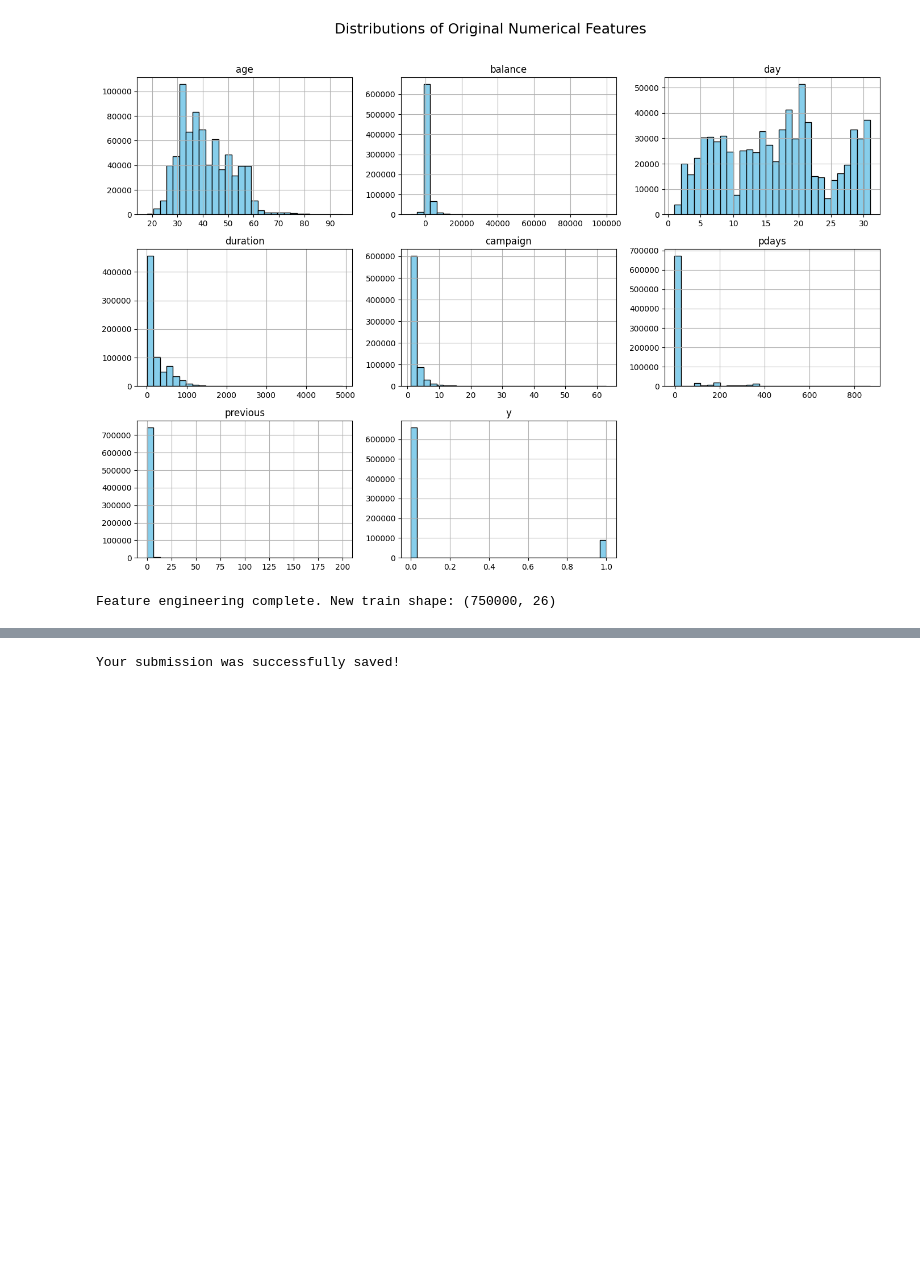
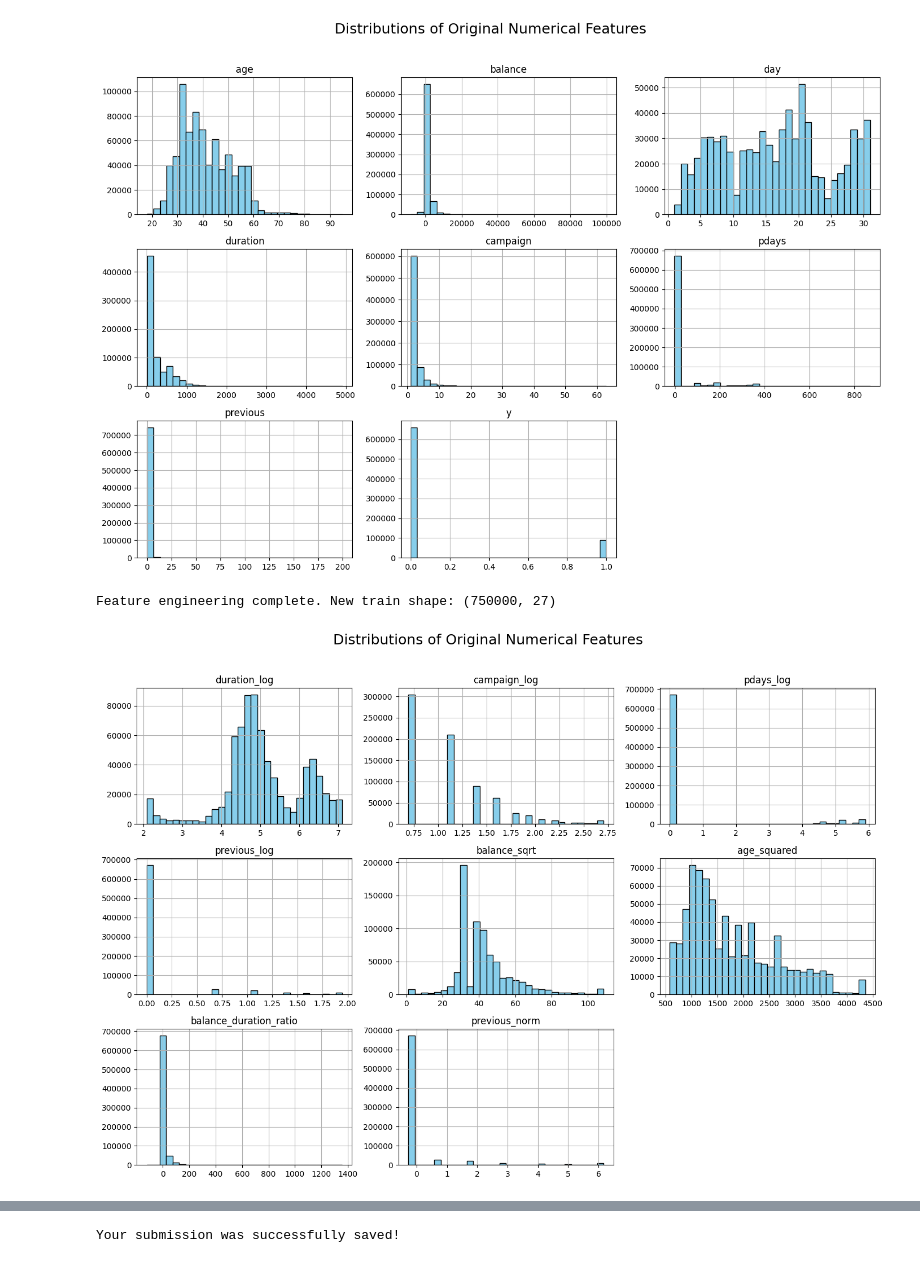
Before and after one commit to Gregory-lab-eng/kaggle-Binary-Classification-with-a-Bank-Dataset-XGB-StratifiedKFold, a Jupyter notebook: xgb-stratifiedkfold.ipynb, the cells around one changed output, grey strips where cells are left out. Cells and saved outputs as stored; diff of their text form; code cells hidden in the pictures; blank space fills up the shorter version.

```diff
--- a/xgb-stratifiedkfold.ipynb
+++ b/xgb-stratifiedkfold.ipynb
@@ -92,6 +92,7 @@ def preprocess(df):
     df['campaign_log'] = np.log1p(df['campaign'])
     df['pdays_log'] = np.log1p(df['pdays'] + 1)
     df['previous_log'] = np.log1p(df['previous'])
+    df['previous_norm'] = (df['previous'] - df['previous'].mean())/df['previous'].std()
     df['balance_sqrt'] = np.sqrt(df['balance'] - df['balance'].min() + 1)
     df['age_squared'] = df['age'] ** 2
 
@@ -117,7 +118,14 @@ test_data = preprocess(test_data)
 
 print("Feature engineering complete. New train shape:", train_data.shape)
 # %% [output]
-Feature engineering complete. New train shape: (750000, 26)
+Feature engineering complete. New train shape: (750000, 27)
+# %%
+train_data[['duration_log','campaign_log','pdays_log','previous_log','balance_sqrt','age_squared','balance_duration_ratio','previous_norm']].hist(figsize=(14, 10), bins=30, color='skyblue', edgecolor='black')
+plt.suptitle('Distributions of Original Numerical Features', fontsize=18)
+plt.tight_layout(rect=[0, 0, 1, 0.96])
+plt.show()
+# %% [output]
+[figure, added]
 # %%
 X = train_data.drop('y', axis = 1)
 X_eval = test_data
```
Also changed, not shown: parts of 4 cells of this notebook.
